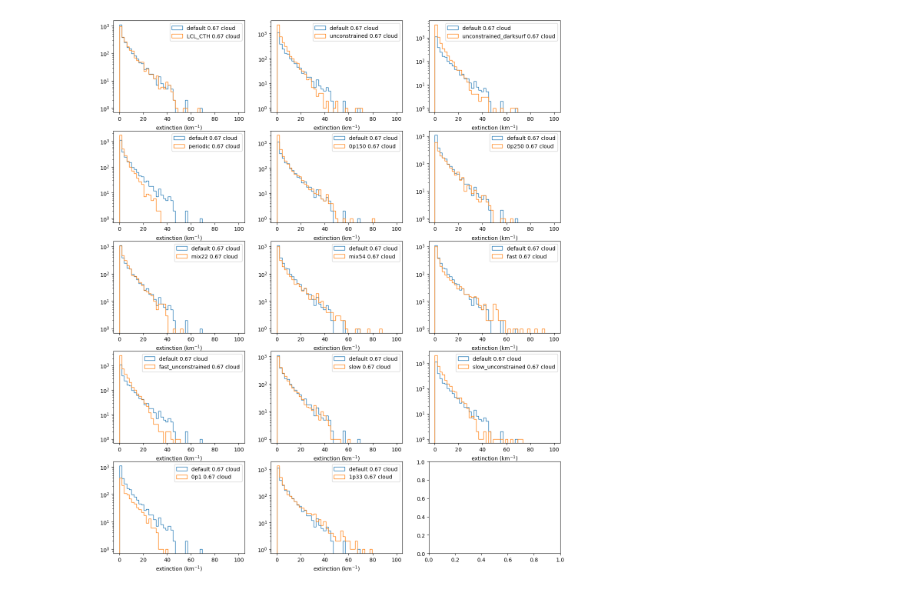
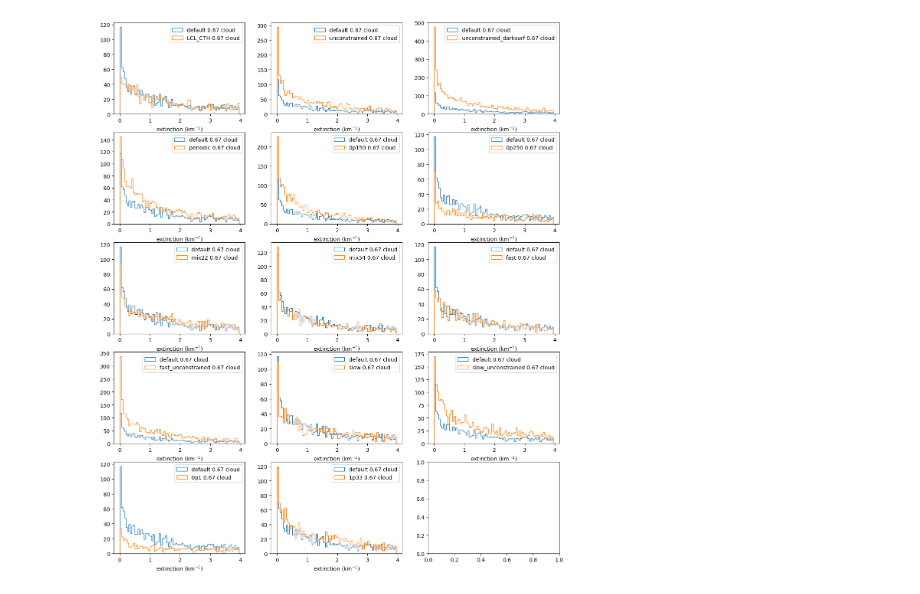
Before and after one commit to jlun17/misr-at3d-camp2ex, a Jupyter notebook: notebooks/investigation/multi_retreival/extinction_pdf.ipynb, the cells around one changed output. Saved outputs shown, nothing was run; the diff lists cells and outputs as text; code cells hidden in the pictures.

```diff
--- a/notebooks/investigation/multi_retreival/extinction_pdf.ipynb
+++ b/notebooks/investigation/multi_retreival/extinction_pdf.ipynb
@@ -36,17 +36,24 @@ for i, R in enumerate(V08.retrievals):
 # %%
 # plot_i = [[12, 0, 1, 2], [12, 3], [12, 4, 5, 6, 7], [12, 8, 9, 10, 11], [12, 13, 14]]
 plot_i = [[12,0],[12,1],[12,2],[12,3],[12,4],[12,5],[12,6],[12,7],[12,8],[12,9],[12,10],[12,11],[12,13],[12,14]]
 kwargs = {
-    'bins':np.linspace(0,100,50),
-    'log':True,
+    # 'bins':np.linspace(0,100,50),
+    # 'bins':np.linspace(0,2,50),
+    # 'bins':np.linspace(0,20,500),
+    # 'bins':np.arange(0, 2, 0.05),
+    'bins':np.arange(0, 4, 0.05),
+    # 'bins':np.append(np.array([0, 0.2]), np.arange(0.4, 20, 1)),
+    # 'bins':np.logspace(-2, 1.8, 100),
+    'log':False,
     'histtype':'step',
     'density':False
 }
 f, ax = plt.subplots(5, 3, figsize=(15,18))
 for i, group in enumerate(plot_i):
     ax_tmp = ax.flatten()[i]
     for j, index in enumerate(group):
         V08.retrievals[index].plot_extinction_hist('cloud', ax_tmp, **kwargs)
     ax_tmp.legend()
+    # ax_tmp.set_xscale('log')
 # %% [output]
-[figure, old version]
+[figure, new version]
```
Also changed, not shown: 3 other files.
